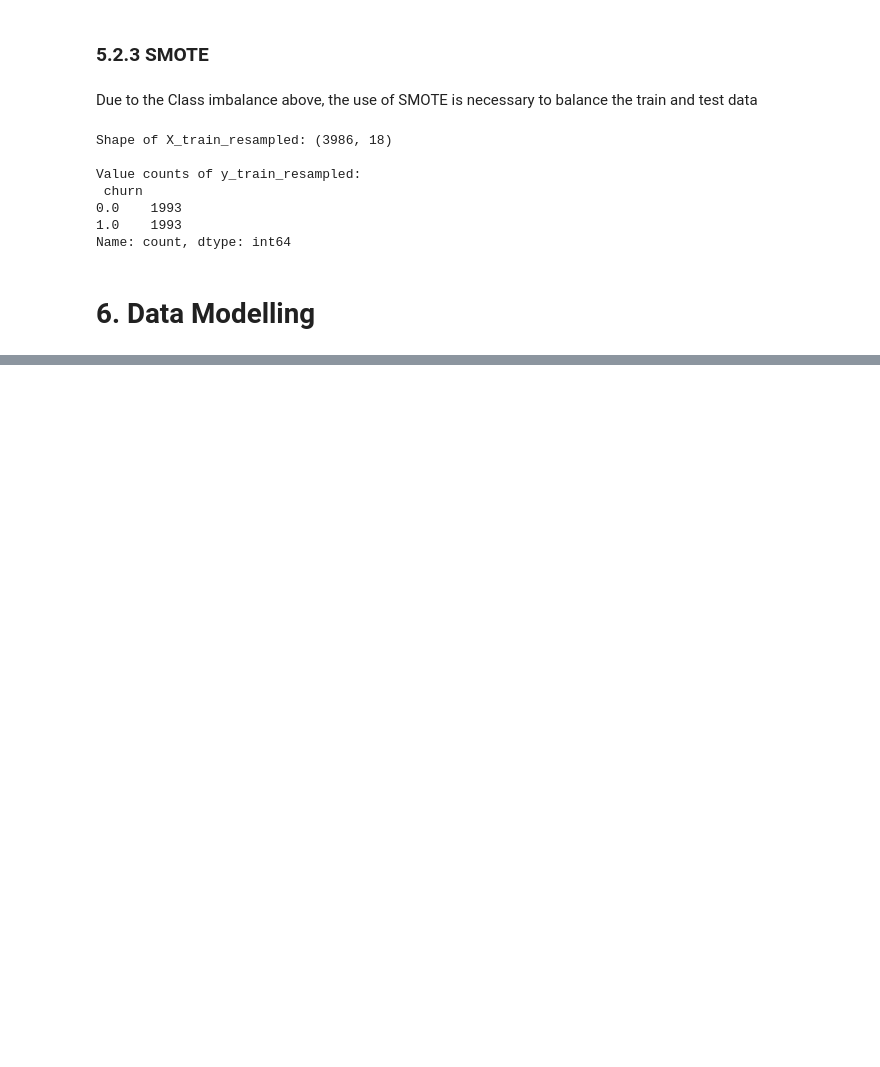
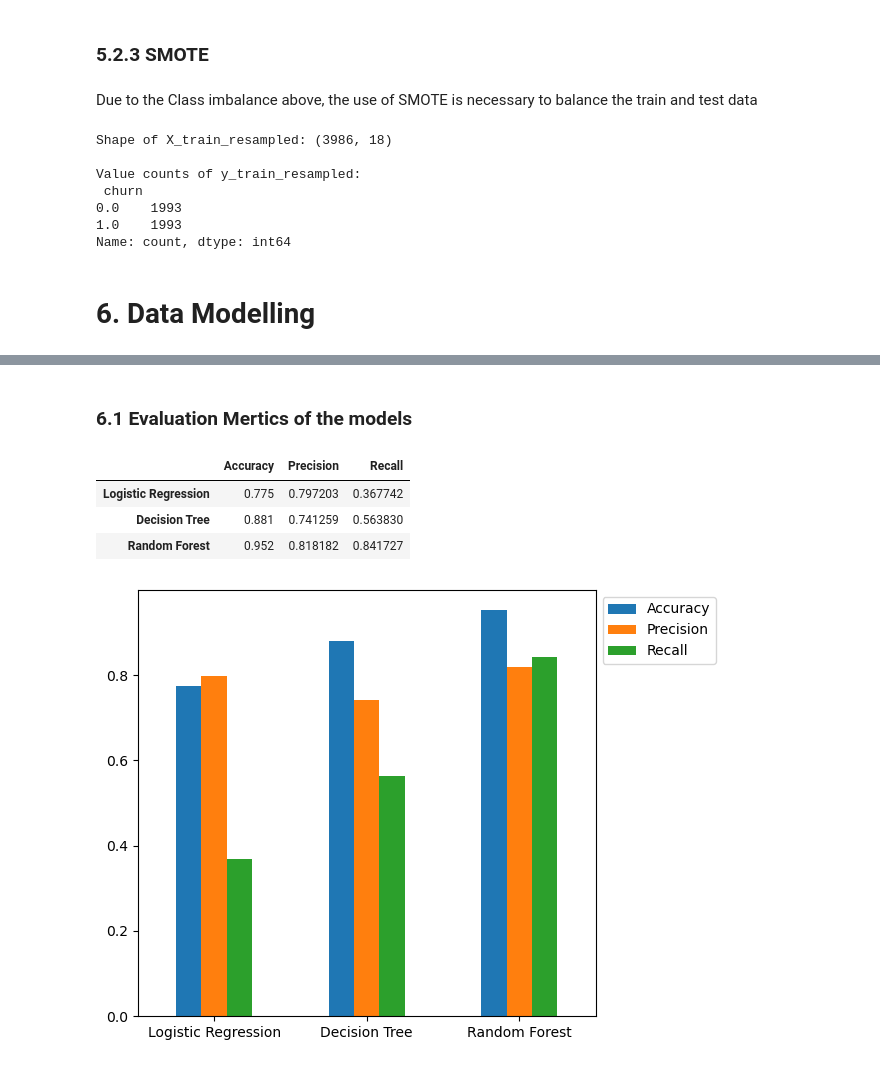
Before and after one commit to DavidChege1/SyriaTel-telecommunications-company, a Jupyter notebook: Index.ipynb, the cells around one changed output, grey strips where cells are left out. Cells and saved outputs as stored; diff of their text form; code cells hidden in the pictures; blank space fills up the shorter version.

```diff
--- a/Index.ipynb
+++ b/Index.ipynb
@@ -308,0 +403,22 @@ Name: count, dtype: int64
+# %% [markdown]
+### 6.1 Evaluation Mertics of the models
+# %%
+# Creating a dataframe for the results
+df_model = pd.DataFrame(index=models.keys(), columns=['Accuracy', 'Precision', 'Recall'])
+df_model['Accuracy'] = accuracy.values()
+df_model['Precision'] = precision.values()
+df_model['Recall'] = recall.values()
+
+df_model
+# %% [output]
+|  | Accuracy | Precision | Recall |
+| Logistic Regression | 0.775 | 0.797203 | 0.367742 |
+| Decision Tree | 0.881 | 0.741259 | 0.563830 |
+| Random Forest | 0.952 | 0.818182 | 0.841727 |
+# %%
+# Plotting the data
+ax = df_model.plot.bar(rot=0)
+ax.legend(bbox_to_anchor=(1.0, 1.0))
+plt.tight_layout()
+# %% [output]
+[figure, added]
```
Also changed, not shown: parts of 2 cells of this notebook.
